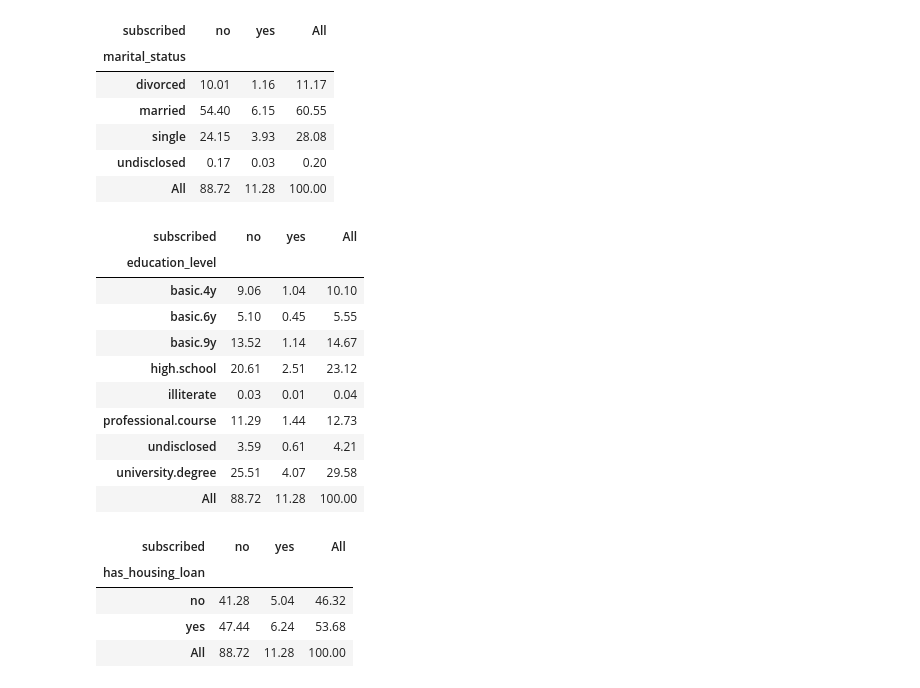
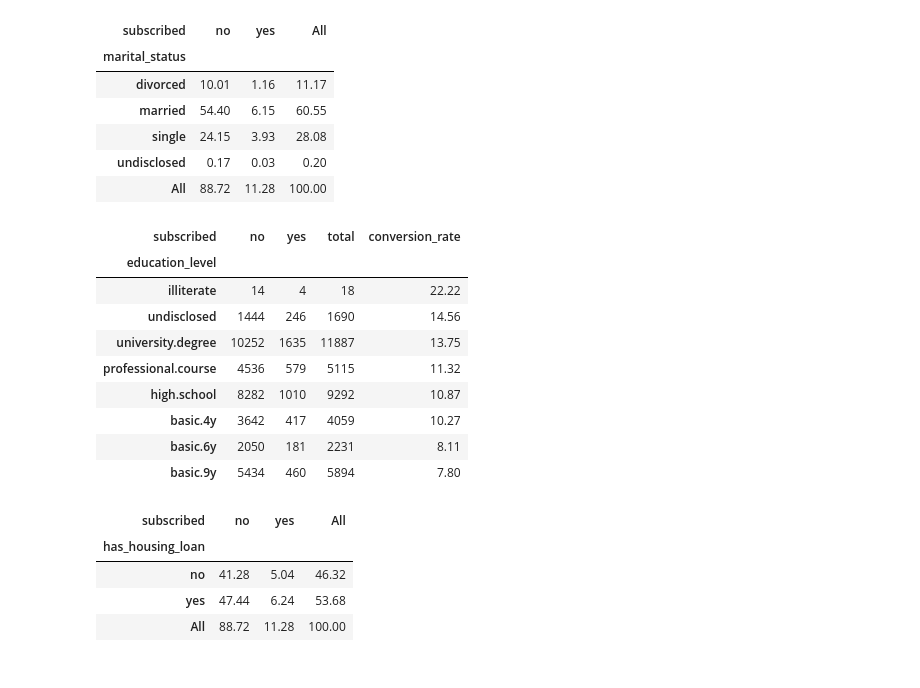
Before and after one commit to diegoperales065/marketing_analysis_fintech, a Jupyter notebook: notebooks/tarea_1_notebook.ipynb, the cells around one changed output. Drawn from its saved outputs; the diff is of its cells as text; code cells hidden in the pictures.

```diff
--- a/notebooks/tarea_1_notebook.ipynb
+++ b/notebooks/tarea_1_notebook.ipynb
@@ -540,27 +590,28 @@ pd.crosstab(df_fintech_clean[variable_independiente],
 | single | 24.15 | 3.93 | 28.08 |
 | undisclosed | 0.17 | 0.03 | 0.20 |
 | All | 88.72 | 11.28 | 100.00 |
-# %%
-variable_dependiente = 'subscribed'
-variable_independiente = 'education_level'
-
-
-pd.crosstab(df_fintech_clean[variable_independiente],
-            df_fintech_clean[variable_dependiente],
-            margins=True,
-            normalize = True).mul(100).round(2)
-# %% [output]
-| subscribed | no | yes | All |
-| education_level |  |  |  |
-| basic.4y | 9.06 | 1.04 | 10.10 |
-| basic.6y | 5.10 | 0.45 | 5.55 |
-| basic.9y | 13.52 | 1.14 | 14.67 |
-| high.school | 20.61 | 2.51 | 23.12 |
-| illiterate | 0.03 | 0.01 | 0.04 |
-| professional.course | 11.29 | 1.44 | 12.73 |
-| undisclosed | 3.59 | 0.61 | 4.21 |
-| university.degree | 25.51 | 4.07 | 29.58 |
-| All | 88.72 | 11.28 | 100.00 |
+# %%
+variable_dependiente = 'subscribed'
+variable_independiente = 'education_level'
+
+tabla = df_fintech_clean.groupby(variable_independiente)[variable_dependiente].value_counts().unstack(fill_value=0)
+
+tabla['total'] = tabla.sum(axis=1)
+
+tabla['conversion_rate'] = (tabla['yes'] / tabla['total']) * 100
+
+tabla.round(2).sort_values('conversion_rate', ascending=False)
+# %% [output]
+| subscribed | no | yes | total | conversion_rate |
+| education_level |  |  |  |  |
+| illiterate | 14 | 4 | 18 | 22.22 |
+| undisclosed | 1444 | 246 | 1690 | 14.56 |
+| university.degree | 10252 | 1635 | 11887 | 13.75 |
+| professional.course | 4536 | 579 | 5115 | 11.32 |
+| high.school | 8282 | 1010 | 9292 | 10.87 |
+| basic.4y | 3642 | 417 | 4059 | 10.27 |
+| basic.6y | 2050 | 181 | 2231 | 8.11 |
+| basic.9y | 5434 | 460 | 5894 | 7.80 |
 # %%
 variable_dependiente = 'subscribed'
 variable_independiente = 'has_housing_loan'
```
Also changed, not shown: parts of 8 cells of this notebook, 3 other files.
